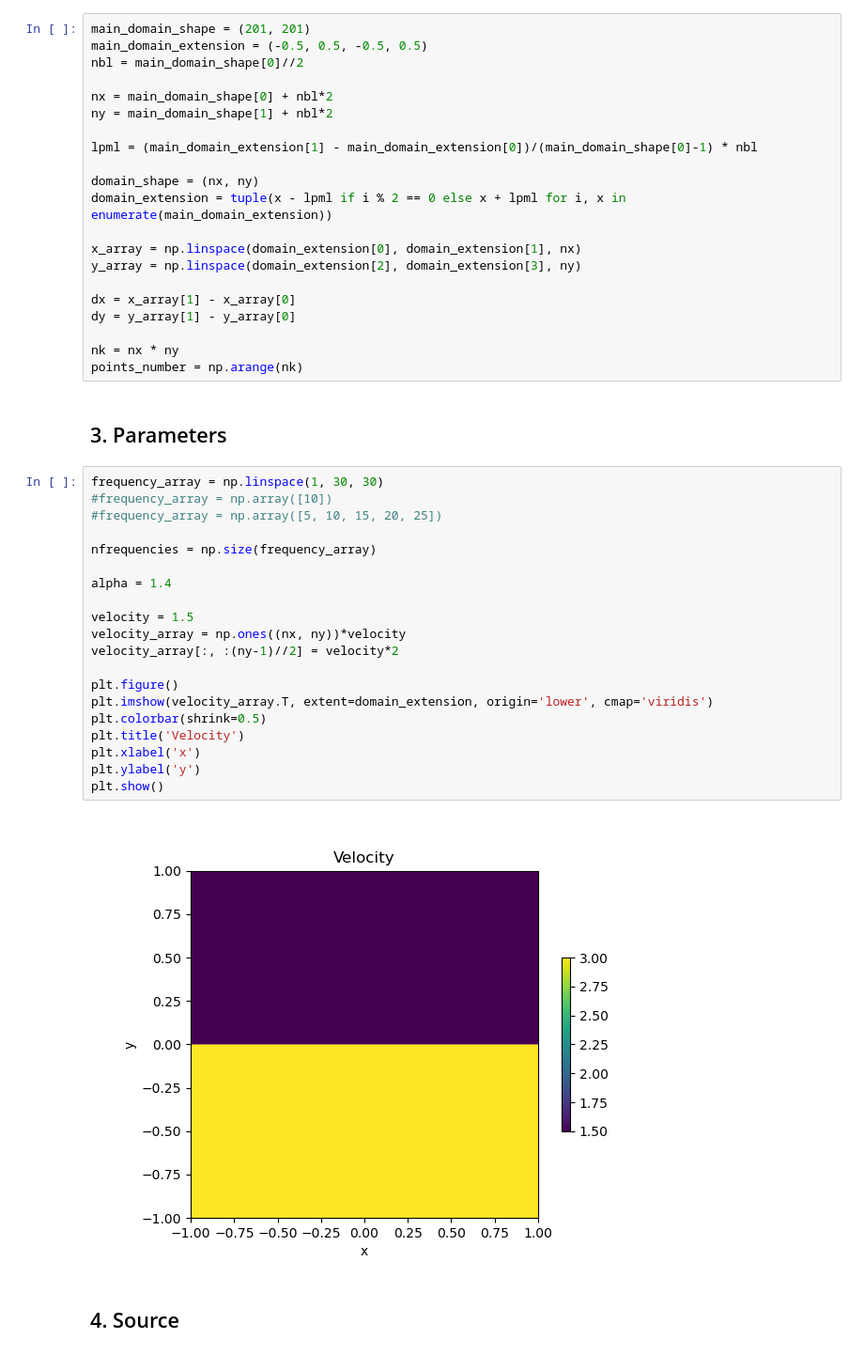
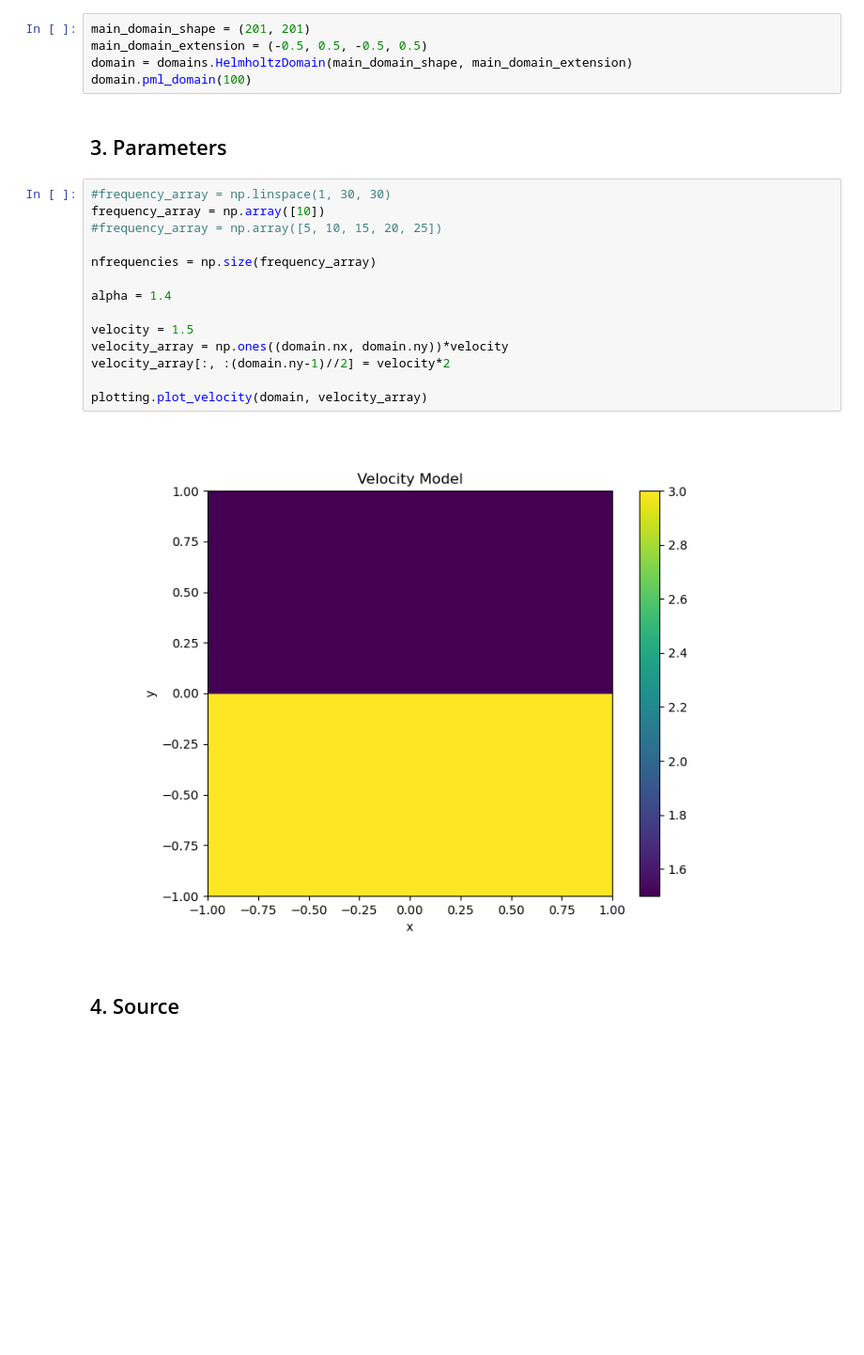
Before and after one commit to JulianSoZa/seismic_wave_propagation, a Jupyter notebook: notebooks/analysis/helmholtz_solver.ipynb, the cells around one changed output. Shown at 94% size. Drawn from its saved outputs; the diff is of its cells as text; blank space fills up the shorter version.

Commit message:
✂️ Update helmholtz_solver.ipynb
Use functions

```diff
--- a/notebooks/analysis/helmholtz_solver.ipynb
+++ b/notebooks/analysis/helmholtz_solver.ipynb
@@ -44,48 +49,26 @@ $\displaystyle u_{i+1,j} \left(\frac{A_{i+1,j}}{4 \Delta_{x}^{2}} + \frac{A_{i,j
 # %%
 main_domain_shape = (201, 201)
 main_domain_extension = (-0.5, 0.5, -0.5, 0.5)
-nbl = main_domain_shape[0]//2
-
-nx = main_domain_shape[0] + nbl*2
-ny = main_domain_shape[1] + nbl*2
-
-lpml = (main_domain_extension[1] - main_domain_extension[0])/(main_domain_shape[0]-1) * nbl
-
-domain_shape = (nx, ny)
-domain_extension = tuple(x - lpml if i % 2 == 0 else x + lpml for i, x in enumerate(main_domain_extension))
-
-x_array = np.linspace(domain_extension[0], domain_extension[1], nx)
-y_array = np.linspace(domain_extension[2], domain_extension[3], ny)
-
-dx = x_array[1] - x_array[0]
-dy = y_array[1] - y_array[0]
-
-nk = nx * ny
-points_number = np.arange(nk)
+domain = domains.HelmholtzDomain(main_domain_shape, main_domain_extension)
+domain.pml_domain(100)
 # %% [markdown]
 ## 3. Parameters
 # %%
-frequency_array = np.linspace(1, 30, 30)
-#frequency_array = np.array([10])
+#frequency_array = np.linspace(1, 30, 30)
+frequency_array = np.array([10])
 #frequency_array = np.array([5, 10, 15, 20, 25])
 
 nfrequencies = np.size(frequency_array)
 
 alpha = 1.4
 
 velocity = 1.5
-velocity_array = np.ones((nx, ny))*velocity
-velocity_array[:, :(ny-1)//2] = velocity*2
+velocity_array = np.ones((domain.nx, domain.ny))*velocity
+velocity_array[:, :(domain.ny-1)//2] = velocity*2
 
-plt.figure()
-plt.imshow(velocity_array.T, extent=domain_extension, origin='lower', cmap='viridis')
-plt.colorbar(shrink=0.5)
-plt.title('Velocity')
-plt.xlabel('x')
-plt.ylabel('y')
-plt.show()
+plotting.plot_velocity(domain, velocity_array)
 # %% [output]
-[figure, old version]
+[figure, new version]
 # %% [markdown]
 ## 4. Source
 # %%
```
Also changed, not shown: parts of 7 cells of this notebook.
